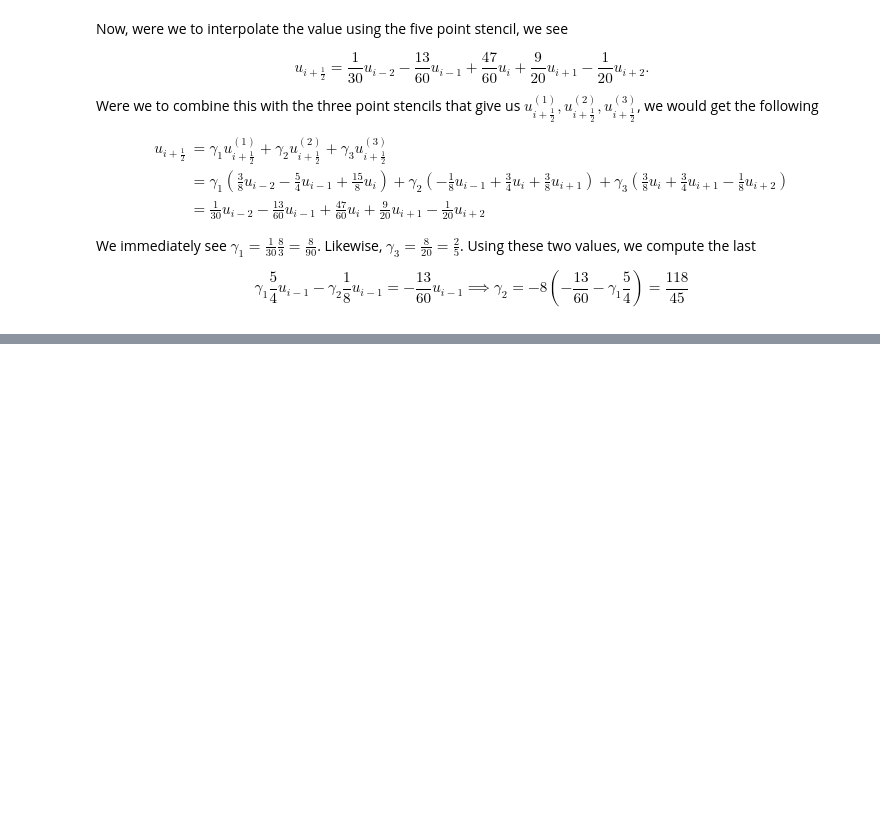
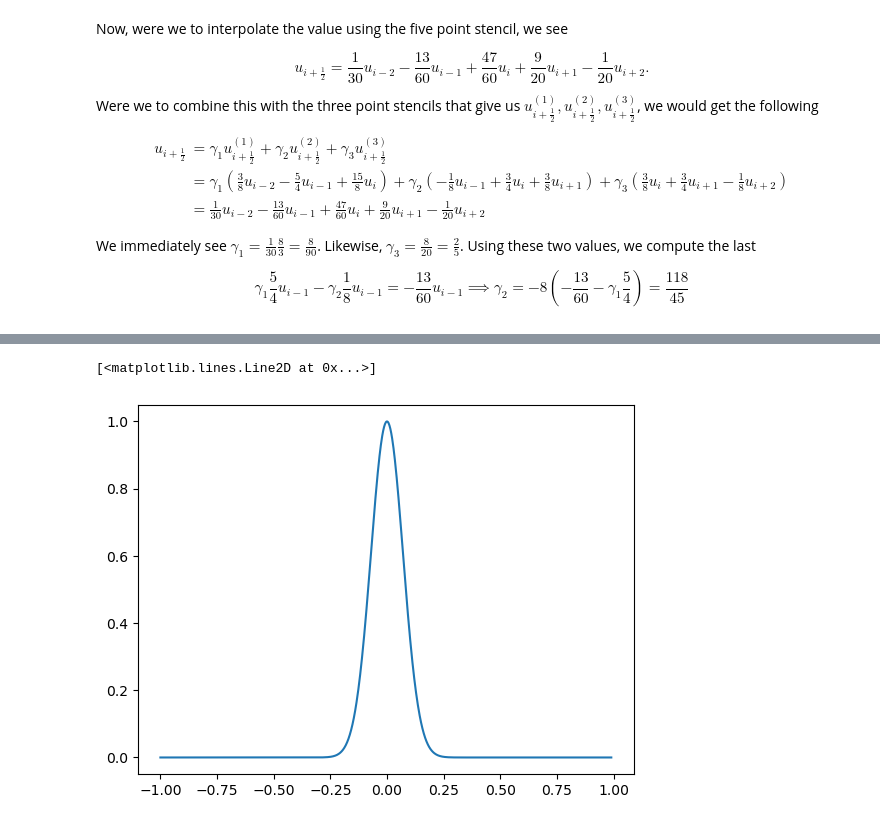
Before and after one commit to Grey-Haven/MOLT, a Jupyter notebook: burgers_weno.ipynb, the cells around one changed output, grey strips where cells are left out. Saved outputs shown, nothing was run; the diff lists cells and outputs as text; code cells hidden in the pictures; blank space fills up the shorter version.

```diff
--- a/burgers_weno.ipynb
+++ b/burgers_weno.ipynb
@@ -184,0 +580,11 @@ $$
+# %%
+a = -1
+b = 1
+delta_x = .01
+n_points = 1001
+grid = np.linspace(a,b-delta_x,n_points)
+y = np.exp(-(grid/.1)**2)
+plt.plot(grid,y)
+# %% [output]
+[<matplotlib.lines.Line2D at 0x...>]
+[figure, added]
```
Also changed, not shown: parts of 11 cells of this notebook.
